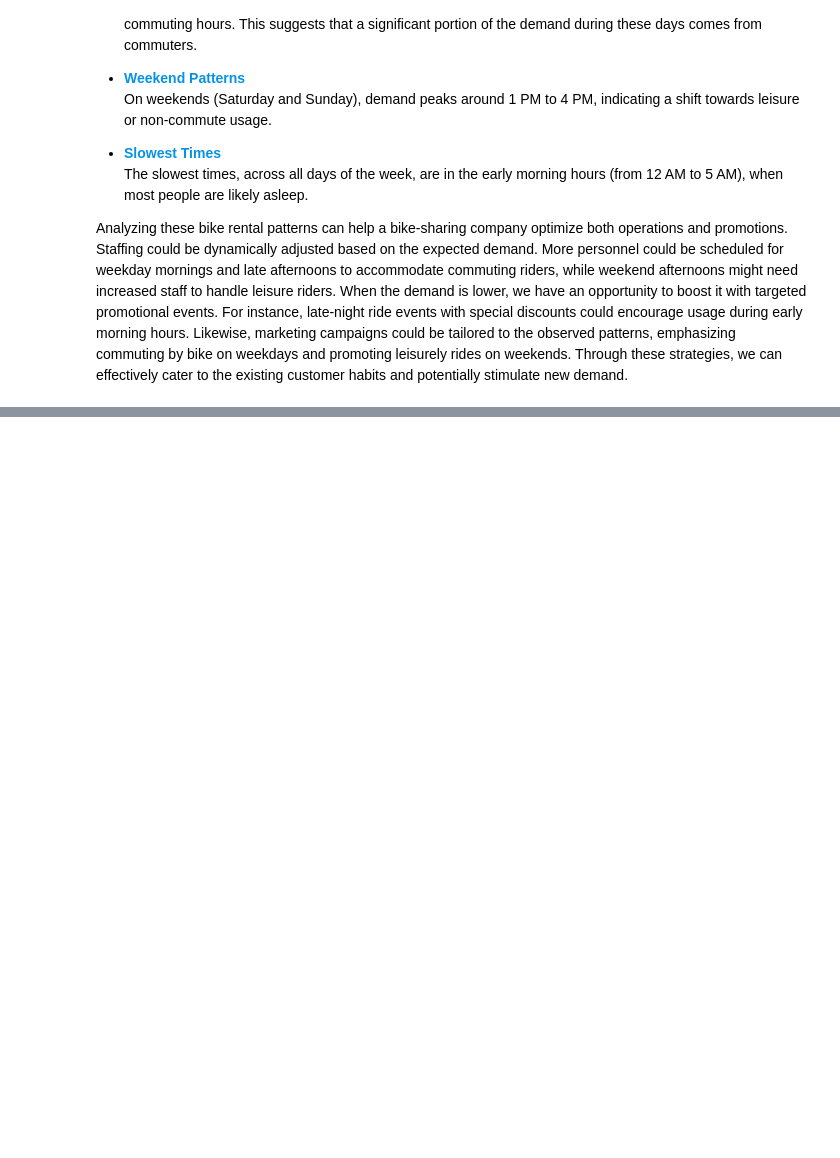
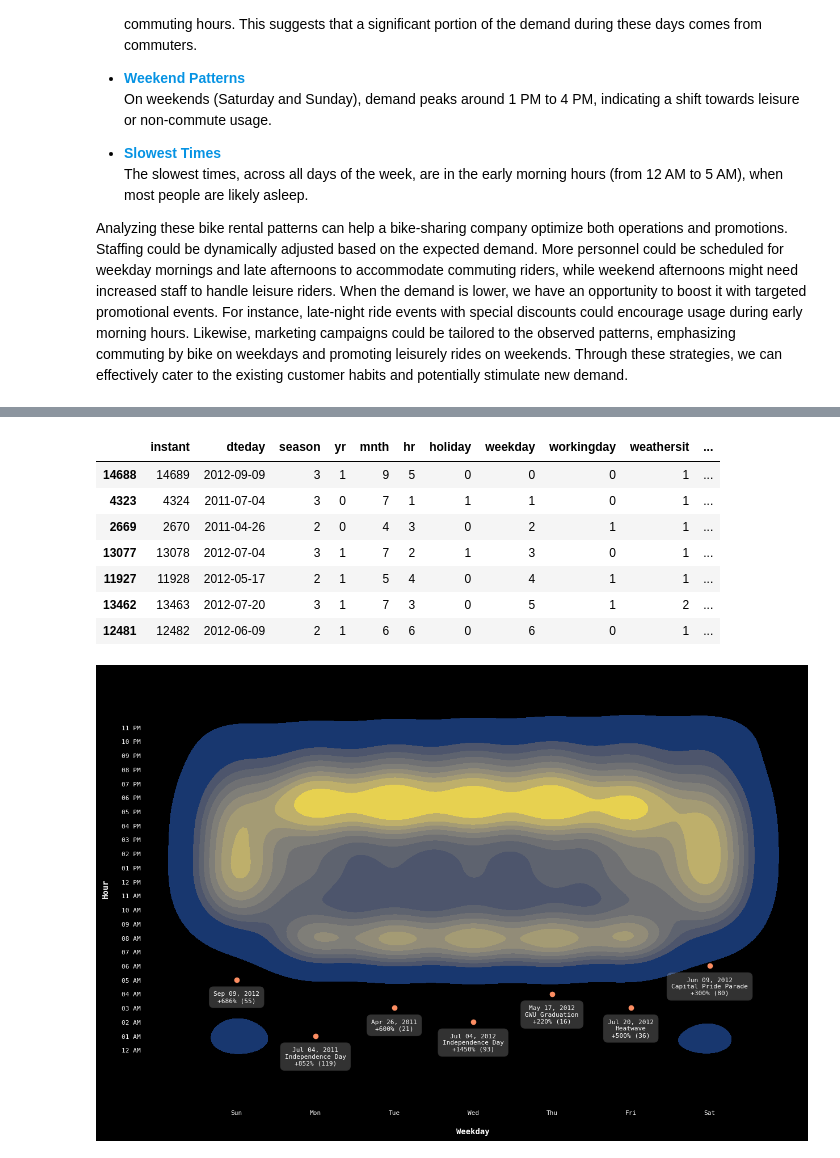
Before and after one commit to jparkington/Project-Cultivate, a Jupyter notebook: Exploration.ipynb, the cells around one changed output, grey strips where cells are left out. Cells and saved outputs as stored; diff of their text form; code cells hidden in the pictures; blank space fills up the shorter version.

```diff
--- a/Exploration.ipynb
+++ b/Exploration.ipynb
@@ -256,0 +311,74 @@ Analyzing these bike rental patterns can help a bike-sharing company optimize bo
+# %%
+# 4. Were there any anomalous days, in which the expected pattern of rentals across weekday and hour did not hold?
+
+def deviations_from_expected(df : pd.DataFrame):
+    '''
+    The color of each cell in the heatmap corresponds to the rank of the hour within the season, with different color
+    Analyzes and visualizes the deviations from the expected pattern of bike rentals, grouped by weekday and hour.
+
+    This function primarily performs the following steps:
+
+    1. Calculates the median number of rentals for each unique combination of weekday and hour as 'expected' rentals.
+    2. Computes the relative difference between the actual and expected rentals for each data entry.
+    3. Identifies the most anomalous day for each weekday (the day with the highest relative difference).
+    4. Visualizes the results using a Kernel Density Estimation (KDE) plot, where the anomalies are highlighted.
+
+    The anomalies are marked with a date, associated significant events (if any), and the relative difference in the
+    number of rentals. Significant events are specified manually.
+
+    Parameters:
+        df (pd.DataFrame) : The bike sharing dataset as a pandas DataFrame.
+
+    The purpose of this function is to provide insight into when and how often the actual demand significantly deviates
+    from the usual pattern. Such deviations could be caused by a variety of factors such as weather conditions, public
+    events, etc.
+
+    By identifying these anomalies, a prospective bike sharing company could better understand the underlying causes and
+    potentially incorporate them into their demand forecasting models and promotional materials.
+    '''
+
+    expected_rentals = df.groupby(['weekday', 'hr'])['cnt'].median().rename('median')
+    df               = df.merge(expected_rentals, left_on = ['weekday', 'hr'], right_index = True)
+    df['diff']       = (df['cnt'] - df['median']) / df['median']
+    anomalous_days   = df.loc[df.groupby('weekday')['diff'].idxmax()]
+    events           = {0 : None,
+                        1 : "Independence Day",
+                        2 : None,
+                        3 : "Independence Day",
+                        4 : "GWU Graduation",
+                        5 : "Heatwave",
+                        6 : "Capital Pride Parade"}
+
+    sns.kdeplot(x       = df["weekday"],
+                y       = df["hr"],
+                weights = df["cnt"],
+                fill    = True,
+                cmap    = 'cividis')
+    plt.scatter(anomalous_days['weekday'],
+                anomalous_days['hr'])
+
+    def create_label(row):
+        event = events.get(row['weekday'], '')
+        line  = f"{event}\n" if event else ""
+        return f"{pd.to_datetime(row['dteday']).strftime('%b %d, %Y')}\n{line}{row['diff'] * 100:+.0f}% ({row['cnt']})"
+
+    for (weekday, hr), label in zip(anomalous_days[['weekday', 'hr']].values, anomalous_days.apply(create_label, axis = 1)):
+        plt.text(weekday, hr - 0.8, label, ha = 'center', va = 'top',
+                 bbox = dict(facecolor = '1', alpha = 0.2, boxstyle = 'round, pad = 0.75'))
+
+    plt.xticks(range(7),  ['Sun', 'Mon', 'Tue', 'Wed', 'Thu', "Fri", 'Sat'])
+    plt.yticks(range(24), [dtt.strptime(str(i), "%H").strftime("%I %p") for i in range(24)])
+    plt.xlabel('Weekday')
+    plt.ylabel('Hour')
+
+deviations_from_expected(bike_sharing)
+# %% [output]
+|  | instant | dteday | season | yr | mnth | hr | holiday | weekday | workingday | weathersit | ... |
+| 14688 | 14689 | 2012-09-09 | 3 | 1 | 9 | 5 | 0 | 0 | 0 | 1 | ... |
+| 4323 | 4324 | 2011-07-04 | 3 | 0 | 7 | 1 | 1 | 1 | 0 | 1 | ... |
+| 2669 | 2670 | 2011-04-26 | 2 | 0 | 4 | 3 | 0 | 2 | 1 | 1 | ... |
+| 13077 | 13078 | 2012-07-04 | 3 | 1 | 7 | 2 | 1 | 3 | 0 | 1 | ... |
+| 11927 | 11928 | 2012-05-17 | 2 | 1 | 5 | 4 | 0 | 4 | 1 | 1 | ... |
+| 13462 | 13463 | 2012-07-20 | 3 | 1 | 7 | 3 | 0 | 5 | 1 | 2 | ... |
+| 12481 | 12482 | 2012-06-09 | 2 | 1 | 6 | 6 | 0 | 6 | 0 | 1 | ... |
+[figure, added]
```
Also changed, not shown: parts of 8 cells of this notebook.
